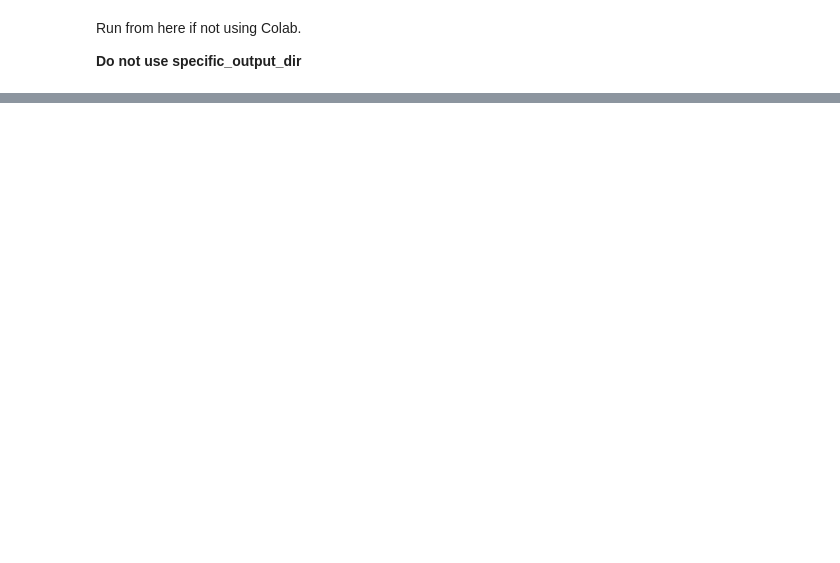
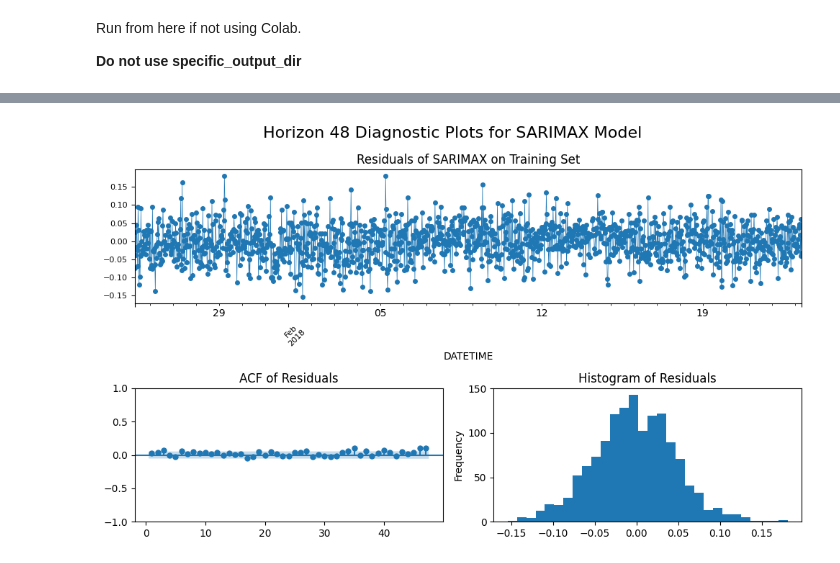
Before and after one commit to laukamkit/capstone_project_GroupA, a Jupyter notebook: src/ModelEvaluation/evaluate_sarimax.ipynb, the cells around one changed output, grey strips where cells are left out. Saved outputs shown, nothing was run; the diff lists cells and outputs as text; code cells hidden in the pictures; blank space fills up the shorter version.

Commit message:
Added Sarimax diagnostic plots to model evaluation notebook

```diff
--- a/src/ModelEvaluation/evaluate_sarimax.ipynb
+++ b/src/ModelEvaluation/evaluate_sarimax.ipynb
@@ -17,9 +28,9 @@ Run from here if not using Colab.
 # %%
-import sys, os
-sys.path.insert(0, os.path.abspath('..'))
-from ModelFiles.GroupAModels import SarimaxModel
-from ModelFiles.ModelConfigs import SARIMAXConfig, HORIZONS
-from ModelFiles.ModelPlots import *
+models = {
+    48: None,
+    336: None,
+    720: None
+}
 
 USE_LOG_TARGET = True
 EVAL_STEP_SIZE = 48
@@ -50,6 +61,7 @@ for horizon in HORIZONS:
     sarimax_model = SarimaxModel(sarimax_config)#, specific_output_dir=SAVE_PATH)
     sarimax_model.train_model()
     all_origins, all_timestamps, all_actuals, all_predictions, mae, rmse, mse = sarimax_model.evaluate_model(None, test_mode=True)
+    models[horizon] = sarimax_model
     print("=" * 200)
     print("\n")
 # %% [output]
@@ -72,0 +87,4 @@ Saved sarimax_best_model_h720_test_metrics.csv to C:\Users\USER\Desktop\capstone
+# %%
+with open('sarimax_summary.txt', 'w') as f:
+    f.write(models[48].best_model.summary().as_text())
+models[48].best_model.summary()
@@ -72,0 +119,26 @@ Saved sarimax_best_model_h720_test_metrics.csv to C:\Users\USER\Desktop\capstone
+# %%
+def plot_sarimax_residual_diagnostics(resid, horizon, save_path=None):
+    fig = plt.figure(figsize=(10, 6))
+    gs = fig.add_gridspec(nrows=2, ncols=2)
+    ax_top = fig.add_subplot(gs[0, :])
+    resid.plot(ax=ax_top, marker='o', linestyle='-', title='Residuals of SARIMAX on Training Set', markersize=4, linewidth=0.5)
+    fig.suptitle(f'Horizon {horizon} Diagnostic Plots for SARIMAX Model', fontsize=16)
+    ax_top.set_title('Residuals of SARIMAX on Training Set')
+    ax_top.tick_params(axis='x', rotation=45, labelsize=8)
+    ax_top.tick_params(axis='y', labelsize=8)
+    ax_bl = fig.add_subplot(gs[1, 0])
+    plot_acf(resid, lags=np.arange(1, min(len(resid), 48)), ax=ax_bl)
+    ax_bl.set_title('ACF of Residuals')
+    ax_br = fig.add_subplot(gs[1, 1])
+    resid.plot(kind='hist', bins=30, ax=ax_br)
+    ax_br.set_title('Histogram of Residuals')
+    fig.tight_layout()
+    if save_path:
+        fig.savefig(save_path, dpi=150, bbox_inches='tight')
+    plt.show()
+# %%
+resid = models[48].best_model.resid[49:] # Skip the first 48 residuals to avoid unidentified lag terms
+resid = pd.Series(resid)
+plot_sarimax_residual_diagnostics(resid, 48, models[48].nsw_data_loader.output_dir + '/sarimax_residual_diagnostics.png')
+# %% [output]
+[figure, added]
```
Also changed, not shown: parts of 6 cells of this notebook, 4 other files.
